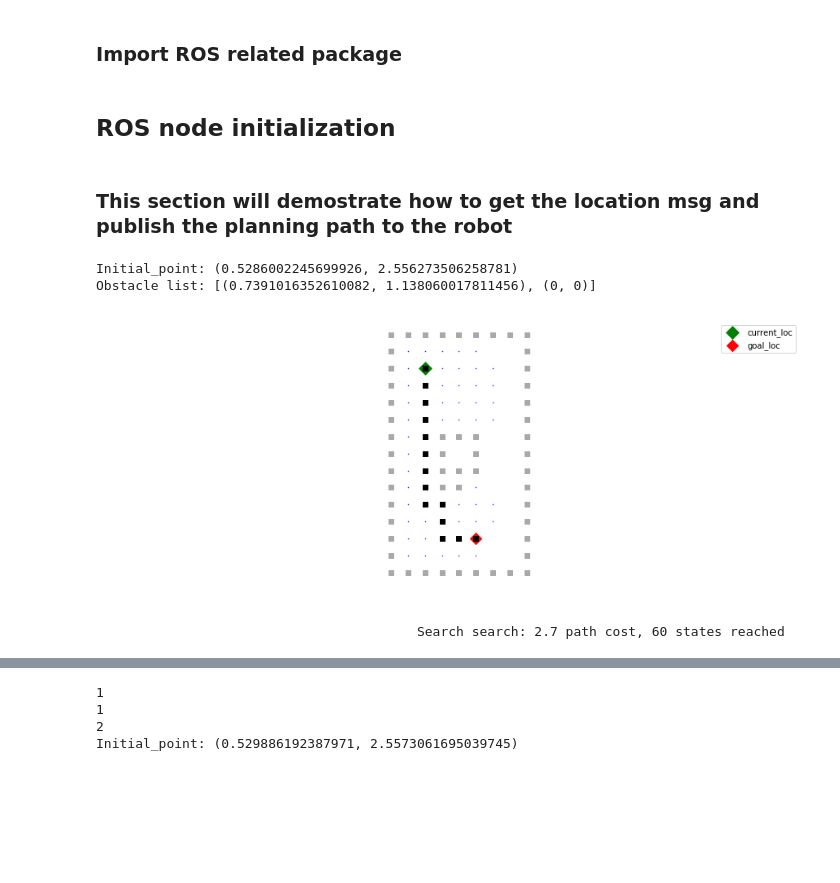
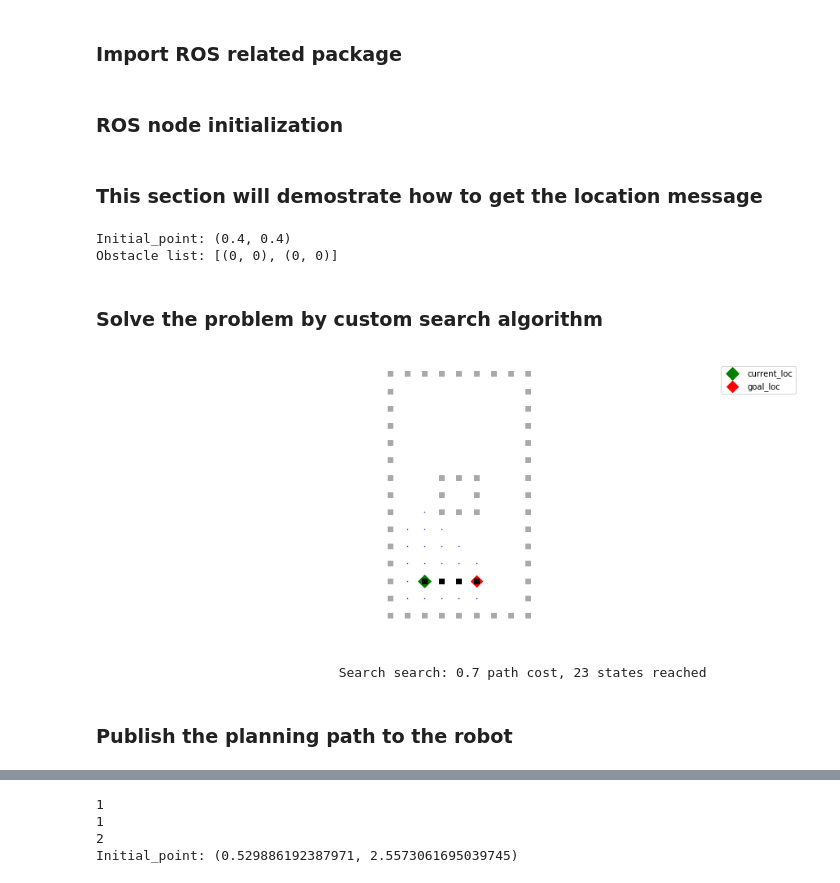
Before and after one commit to OpenPPAT/hcc-2019-lab3, a Jupyter notebook: topic2_real_robot_path_search.ipynb, the cells around one changed output, grey strips where cells are left out. Drawn from its saved outputs; the diff is of its cells as text; code cells hidden in the pictures; blank space fills up the shorter version.

```diff
--- a/topic2_real_robot_path_search.ipynb
+++ b/topic2_real_robot_path_search.ipynb
@@ -18,34 +18,23 @@ from itertools import combinations
 ## 2-2. Problem abstract & State-space tree node & queue
 # %%
 class Problem(object):
-    """The abstract class for a formal problem. A new domain subclasses this,
-    overriding `actions` and `results`, and perhaps other methods.
-    Subclasses can add other keywords besides initial and goal.
-    The default heuristic is 0 and the default step cost is 1 for all states."""
-
     def __init__(self, initial=None, goal=None, **kwds):
         self.__dict__.update(initial=initial, goal=goal, **kwds)
-
-
     def actions(self, state):           raise NotImplementedError
     def result(self, state, action):    raise NotImplementedError
     def is_goal(self, state):           return state == self.goal
     def step_cost(self, s, action, s1): return 1
     def h(self, node):                  return 0
-
     def __str__(self):
         return '{}({}, {})'.format(type(self).__name__, self.initial, self.goal)
-
 
 class Node:
     "A Node in a search tree."
     def __init__(self, state, parent=None, action=None, path_cost=0):
         self.__dict__.update(state=state, parent=parent, action=action, path_cost=path_cost)
-
     def __repr__(self): return '<{}>'.format(self.state)
     def __len__(self): return 0 if self.parent is None else (1 + len(self.parent))
     def __lt__(self, other): return self.path_cost < other.path_cost
-
 
 failure = Node('failure', path_cost=float('inf')) # Indicates an algorithm couldn't find a solution.
 cutoff  = Node('cutoff',  path_cost=float('inf')) # Indicates iterative deepening search was cut off.
@@ -59,11 +48,9 @@ def expand(problem, node):
         cost = node.path_cost + problem.step_cost(s, action, s1)
         yield Node(s1, node, action, cost)
 
-
 def path_actions(node):
     "The sequence of actions to get to this node."
     return [] if node.parent is None else path_actions(node.parent) + [node.action]
-
 
 def path_states(node):
     "The sequence of states to get to this node."
@@ -135,24 +248,22 @@ def best_first_search(problem, f):
                 frontier.add(child)
     return failure
 
-# It is also popular to Dijkstra's algorithm
+# It is also famous as Dijkstra's algorithm
 def uniform_cost_search(problem):
-    "Search nodes with minimum  path cost first."
+    "Search nodes with minimum path cost first."
     return best_first_search(problem, f=lambda node: node.path_cost)
 
 
-def astar_search(problem, h=None):
-    """Search nodes with minimum f(n) = g(n) + h(n)."""
-    h = h or problem.h
-    return best_first_search(problem, f=lambda node: node.path_cost + h(node))
+def custom_search(problem, h=None):
+    """Search nodes with minimum f(node), you need to define a f(n) by some attributes from node"""
+    """
 
+    Describe your design consideration for algorithm design
 
-def weighted_astar_search(problem, weight=1.4, h=None):
-    """Search nodes with minimum f(n) = g(n) + h(n)."""
-    h = h or problem.h
-    return best_first_search(problem, f=lambda node: node.path_cost + weight * h(node))
+    """
 
-def greedy_best_first_search(problem, h=None):
-    """Search nodes with minimum h(n)."""
-    h = h or problem.h
-    return best_first_search(problem, f=h)
+    # means that use default heuristic function defined from problem class if no external h function input
+    if h==None: h = problem.h
+
+    """you may verify the code here"""
+    return best_first_search(problem, f=lambda node: 1)
@@ -316,5 +301,5 @@ def plot_grid_problem(grid_problem, solution, reached=(), title='Search'):
 
     plt.show()
     print('{} {} search: {:.1f} path cost, {:,d} states reached'
-          .format(' ' * 40, title, solution.path_cost, len(reached)))
+          .format(' ' * 30, title, solution.path_cost, len(reached)))
 # %%
@@ -368,16 +353,16 @@ from geometry_msgs.msg import PoseStamped
 # Location msg from watch tower server
 from duckietown_msgs.msg import Pose2DStamped, GlobalPoseArray
 # %% [markdown]
-## ROS node initialization
+### ROS node initialization
 # %%
 rospy.init_node("path_planning_node", anonymous = False)
 path_pub = rospy.Publisher('/planning_path', Path, queue_size=10)
 # %% [markdown]
-### This section will demostrate how to get the location msg and publish the planning path to the robot
+### This section will demostrate how to get the location message
 # %%
 initial_point = (0, 0)
 obs_list = [(0, 0), (0, 0)]
-while initial_point == (0, 0) or obs_list[0] == (0, 0):
+while initial_point == (0, 0):
     msg = rospy.wait_for_message("/nctuece/pose_optimization/bot_global_poses_optimized", \
                                          topic_type=GlobalPoseArray, \
                                          timeout=10)
@@ -393,15 +378,19 @@ while initial_point == (0, 0) or obs_list[0] == (0, 0):
 print('Initial_point: {}'.format(initial_point))
 print('Obstacle list: {}'.format(obs_list))
 # %% [output]
-Initial_point: (0.5286002245699926, 2.556273506258781)
-Obstacle list: [(0.7391016352610082, 1.138060017811456), (0, 0)]
+Initial_point: (0.4, 0.4)
+Obstacle list: [(0, 0), (0, 0)]
+# %% [markdown]
+### Solve the problem by custom search algorithm
 # %%
 gp1 = GridProblem(initial=initial_point, goal=(1., 0.4), grid_size=0.2, obstacles=fixed_map(obs_list=obs_list))
-solution = astar_search(gp1)
+solution = custom_search(gp1)
 plot_grid_problem(gp1, solution, reached)
 # %% [output]
-[figure, old version]
+[figure, new version]
-                                         Search search: 2.7 path cost, 60 states reached
+                               Search search: 0.7 path cost, 23 states reached
+# %% [markdown]
+### Publish the planning path to the robot
 # %%
 path = Path()
 path.header.frame_id = 'map'
```
Also changed, not shown: parts of 18 cells of this notebook, 1 other file.
